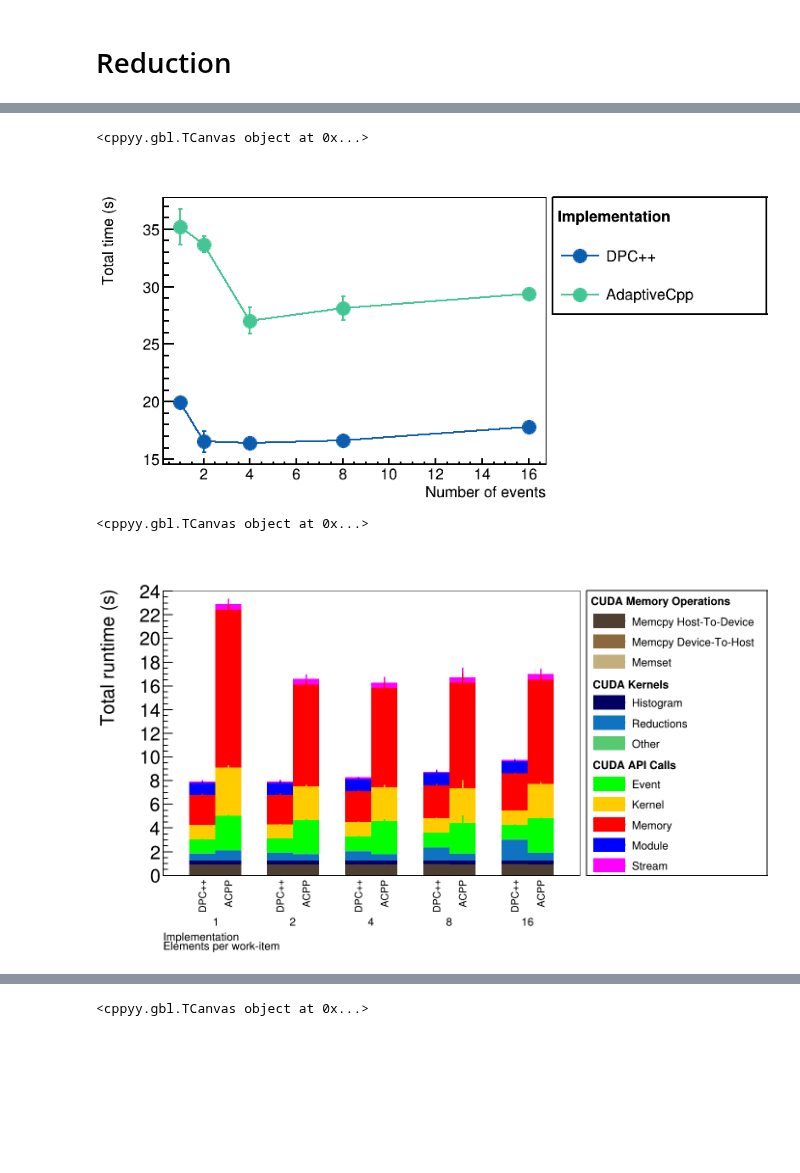
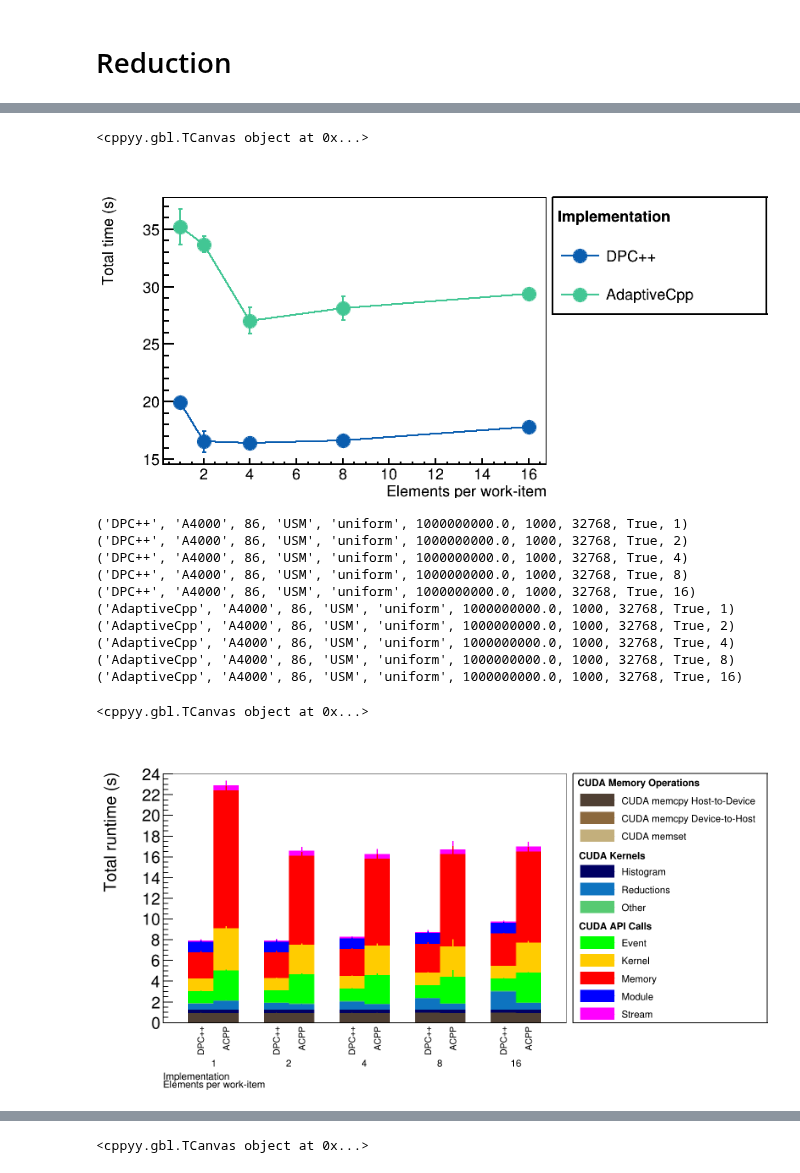
Before and after one commit to jolly-chen/msc-project, a Jupyter notebook: gpu-synchronous/sycl_paper.ipynb, the cells around one changed output, grey strips where cells are left out. Drawn from its saved outputs; the diff is of its cells as text; code cells hidden in the pictures; blank space fills up the shorter version.

```diff
--- a/gpu-synchronous/sycl_paper.ipynb
+++ b/gpu-synchronous/sycl_paper.ipynb
@@ -250,6 +426,7 @@ df = add_file(df, "das6-gpu/reduction_range",
 df = add_file(df, "das6-gpu/usm_sm75",
               {
                   "type" : "USM",
+                  "cc" : 75,
               })
 
 del df["input"]
@@ -325,7 +502,7 @@ api = add_file(api_buf, "das6-gpu/nsys-20231206-174647/api",
                   "reduction" : 8
               })
 
-api = add_file(api, "das6-gpu/nsys-20231127-085724//api",
+api = add_file(api, "das6-gpu/nsys-20231127-085724/api",
               {
                   "type" : "USM",
                   "cc" : 75,
@@ -1431,7 +882,6 @@ selected_red = 8
 nbins = 2 * len(selected_nvals) + 5
 title = f""
 # title = f"Nsys profiling results for time spent on GPU when filling a 1D histogram with RDataFrame"
-gpuFillStyle = [40, None, None, None, None, None, None, None]
 ROOT.gStyle.SetErrorX(0.);
 
 w = 1600
@@ -1481,7 +931,7 @@ for ci, cc in enumerate(selected_cc):
                     val,
                     get_cell(api_std, name, "Time"),
                     color,
-                    None,
+                    gpuFillStyle[selected_env],
                 )
                 h3.SetLineWidth(3)
                 hs.Add(h3)
@@ -2298,7 +1798,6 @@ selected_red = 8 # but its actually 2
 nbins = len(selected_cc) * len(selected_nvals) + len(selected_nvals) + 1
 title = f""
 # title = f"Nsys profiling results for time spent on GPU when filling a 1D histogram with RDataFrame"
-gpuFillStyle = [None, None, None, None, None, None, None, None]
 ROOT.gStyle.SetErrorX(0.);
 
 w = 1600
@@ -2344,7 +1843,7 @@ for ci, cc in enumerate(selected_cc):
                 val,
                 get_cell(api_std, name, "Time"),
                 color,
-                gpuFillStyle[ci],
+                gpuFillStyle[env],
             )
             h3.SetLineWidth(3)
             hs.Add(h3)
@@ -2596,7 +2112,7 @@ for ei, env in enumerate(selected_env):
 
 xaxis = mg.GetXaxis()
 # xaxis.SetTitle("#splitline{Bulk Size}")
-xaxis.SetTitle("Number of events")
+xaxis.SetTitle("Elements per work-item")
 # xaxis.SetRangeUser(0, 10000000)
 # xaxis.SetTitleOffset(1.5)
 xaxis.SetTitleSize(0.05)
@@ -2618,7 +2134,7 @@ l.Draw()
 c.DrawClone()
 # %% [output]
 <cppyy.gbl.TCanvas object at 0x...>
-[figure, old version]
+[figure, new version]
 # %%
 %jsroot off
 selected_env = [ "DPC++","AdaptiveCpp",]
@@ -2636,16 +2152,15 @@ selected_red = unique_reduction[1:]
 nbins = len(selected_env) * len(selected_red) + len(selected_red) + 1
 title = f""
 # title = f"Nsys profiling results for time spent on GPU when filling a 1D histogram with RDataFrame"
-gpuFillStyle = [None, None, None, None, None, None, None, None]
 ROOT.gStyle.SetErrorX(0.);
 
-w = 1400
+w = 1600
 h = 900
 c = ROOT.TCanvas("c1", title, w, h)
 # c.SetBottomMargin(0)
 
 hs = ROOT.THStack("h1s", "")
-rmargin = 0.28
+rmargin = 0.3
 bmargin = 0.2
 c.SetRightMargin(rmargin)
 c.SetBottomMargin(bmargin)
@@ -2654,6 +2169,7 @@ l.SetHeader("#bf{CUDA Memory Operations}")
 l.SetTextSize(0.03)
 
 unique_labels = []
+unique_colors = []
 
 for ei, env in enumerate(selected_env):
     for ri, rng in enumerate(selected_red):
@@ -2661,7 +2177,7 @@ for ei, env in enumerate(selected_env):
         arg = (env, selected_gpu, selected_cc,
                selected_type, selected_distr, selected_nvals, selected_bins,
                selected_bulksize, selected_edges, rng)
-
+        print(arg)
         ROOT.gStyle.SetPalette(ROOT.kCoffee)
         for mi, memop in enumerate(memops_names):
             memop_avg = gp_memops.mean().loc[arg]
@@ -2671,22 +2187,25 @@ for ei, env in enumerate(selected_env):
                 continue
             # print(env, typ, bin, get_cell(memop_avg, memop, "Time"))
 
-            h1 = ROOT.TH1F(f"{env}_{typ}_{nv}_{memop}", "gpu", nbins, 0, nbins)
+            h1 = ROOT.TH1F(f"{env}_{rng}_{memop}", "gpu", nbins, 0, nbins)
             fill_bar(
                 h1,
                 bin,
                 get_cell(memop_avg, memop, "Time"),
                 get_cell(memop_std, memop, "Time"),
                 ROOT.TColor.GetPalette()[100 * mi],
-                gpuFillStyle[ei],
+                gpuFillStyle[env],
             )
             hs.Add(h1)
             if memop not in unique_labels:
-                l.AddEntry(h1, memop.strip("CUDA ").title())
+                # l.AddEntry(h1, memop.strip("CUDA ").title())
                 unique_labels.append(memop)
+                unique_colors.append(ROOT.TColor.GetPalette()[100 * mi])
 
         if ei == 0 and ri == 0:
-            l.AddEntry(ROOT.kNone, "", "")
+            # l.AddEntry(ROOT.kNone, "", "")
+            unique_labels.append(None)
+            unique_colors.append(None)
 
         ROOT.gStyle.SetPalette(ROOT.kRainbow)
         for ni, name in enumerate(kernel_names):
@@ -2696,22 +2215,25 @@ for ei, env in enumerate(selected_env):
             if len(kernel_avg) == 0 or name not in kernel_avg.index:
                 continue
 
-            h2 = ROOT.TH1F(f"{env}_{type}_{name}", "gpu", nbins, 0, nbins)
+            h2 = ROOT.TH1F(f"{env}_{rng}_{name}", "gpu", nbins, 0, nbins)
             fill_bar(
                 h2,
                 bin,
                 get_cell(kernel_avg, name, "Time"),
                 get_cell(kernel_std, name, "Time"),
                 ROOT.TColor.GetPalette()[60 * ni],
-                gpuFillStyle[ei],
+                gpuFillStyle[env],
             )
             hs.Add(h2)
             if name not in unique_labels:
-                l.AddEntry(h2, name)
+                # l.AddEntry(h2, name)
                 unique_labels.append(name)
+                unique_colors.append(ROOT.TColor.GetPalette()[60 * ni])
 
         if ei == 0 and ri == 0:
-            l.AddEntry(ROOT.kNone, "", "")
+            # l.AddEntry(ROOT.kNone, "", "")
+            unique_labels.append(None)
+            unique_colors.append(None)
 
         for ni, name in enumerate(np.sort(api_filtered_names)):
             if "CUDA" in env:
@@ -2731,21 +2253,38 @@ for ei, env in enumerate(selected_env):
             v = (val_mean, val_std)
 
             color = get_group_color(name)
-            h3 = ROOT.TH1F(f"{env}_{nv}_{name}", "gpu", nbins, 0, nbins)
+            h3 = ROOT.TH1F(f"{env}_{rng}_{name}", "gpu", nbins, 0, nbins)
             fill_bar(
                 h3,
                 bin,
                 v[0],
                 v[1],
                 color,
-                None,
+                 gpuFillStyle[env],
             )
             # print(v)
             h3.SetLineWidth(3)
             hs.Add(h3)
             if name not in unique_labels:
-                l.AddEntry(h3, name)
+                # l.AddEntry(h3, map_env(env))
                 unique_labels.append(name)
+                unique_colors.append(color)
+
+for i, (lbl, clr) in enumerate(zip(unique_labels, unique_colors)):
+    if lbl:
+        hdummy = ROOT.TH1F(f"dummy_{lbl}", "dummy",  nbins, 0, nbins)
+        hdummy.SetFillColor(clr)
+        hdummy.SetLineColor(clr)
+        hdummy.SetMarkerSize(0)
+        hs.Add(hdummy)
+        l.AddEntry(hdummy, lbl)
+    else:
+        hdummy = ROOT.TH1F(f"dummy_empty_{i}", "",  nbins, 0, nbins)
+        hdummy.SetFillColor(ROOT.kWhite)
+        hdummy.SetLineColor(ROOT.kWhite)
+        hdummy.SetMarkerSize(0)
+        hs.Add(hdummy)
+        l.AddEntry(hdummy, f"")
 
 hs.Draw("bar")
 hs.SetTitle(title)
@@ -2785,33 +2324,43 @@ ox.SetLabelSize(0.03)
 
 labelbins = range(3, nbins, 3)
 for i in range(nbins + 2):
     if i not in labelbins:
         ox.ChangeLabel(i, -1, 0.0)
 for i, e in enumerate(labelbins):
     ox.ChangeLabel(e, 0, -1, 0, -1, -1, f"{selected_red[i]}")
 ox.Draw()
 
 yaxis = hs.GetYaxis()
 yaxis.SetTitle("Total runtime (s)")
 yaxis.SetTitleSize(0.05)
 yaxis.SetLabelSize(0.05)
 # c.SetLogy()
 
 ROOT.gStyle.SetTitleFontSize(0.1)
 
 # reduction kernels only?
 l.Draw()
 h3posy = 9
 legendheader2 = ROOT.TLatex(16.5, h3posy + 6.8, "#bf{CUDA Kernels}");
 legendheader2.SetTextSize(0.03)
 legendheader2.Draw();
 legendheader3 = ROOT.TLatex(16.5, h3posy, "#bf{CUDA API Calls}");
 legendheader3.SetTextSize(0.03)
 legendheader3.Draw();
 
 c.SaveAs(f"../../images/reduction_range_kernel.pdf")
 c.DrawClone()
 # %% [output]
-<cppyy.gbl.TCanvas object at 0x...>
+('DPC++', 'A4000', 86, 'USM', 'uniform', 1000000000.0, 1000, 32768, True, 1)
+('DPC++', 'A4000', 86, 'USM', 'uniform', 1000000000.0, 1000, 32768, True, 2)
+('DPC++', 'A4000', 86, 'USM', 'uniform', 1000000000.0, 1000, 32768, True, 4)
+('DPC++', 'A4000', 86, 'USM', 'uniform', 1000000000.0, 1000, 32768, True, 8)
+('DPC++', 'A4000', 86, 'USM', 'uniform', 1000000000.0, 1000, 32768, True, 16)
+('AdaptiveCpp', 'A4000', 86, 'USM', 'uniform', 1000000000.0, 1000, 32768, True, 1)
+('AdaptiveCpp', 'A4000', 86, 'USM', 'uniform', 1000000000.0, 1000, 32768, True, 2)
+('AdaptiveCpp', 'A4000', 86, 'USM', 'uniform', 1000000000.0, 1000, 32768, True, 4)
+('AdaptiveCpp', 'A4000', 86, 'USM', 'uniform', 1000000000.0, 1000, 32768, True, 8)
+('AdaptiveCpp', 'A4000', 86, 'USM', 'uniform', 1000000000.0, 1000, 32768, True, 16)
+<cppyy.gbl.TCanvas object at 0x...>
-[figure, old version]
+[figure, new version]
 # %%
```
Also changed, not shown: parts of 25 cells of this notebook, 1 other file.
